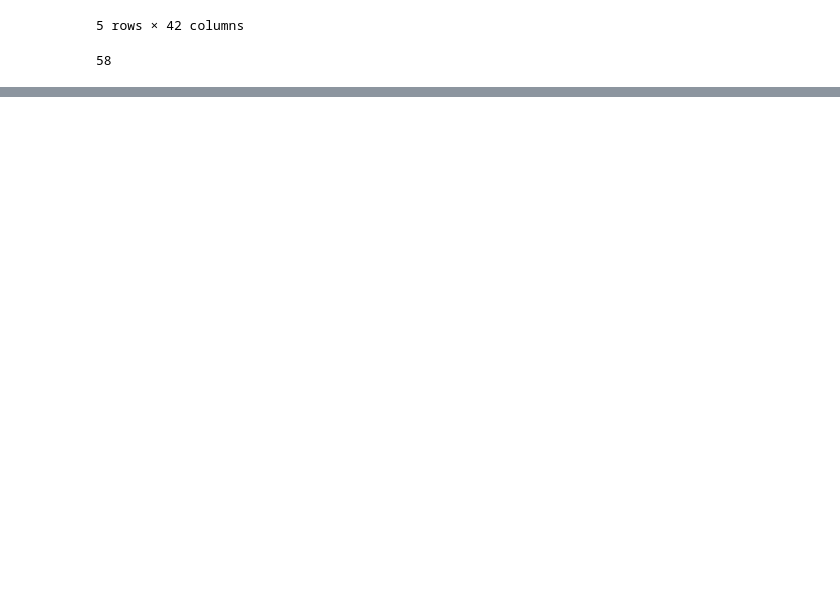
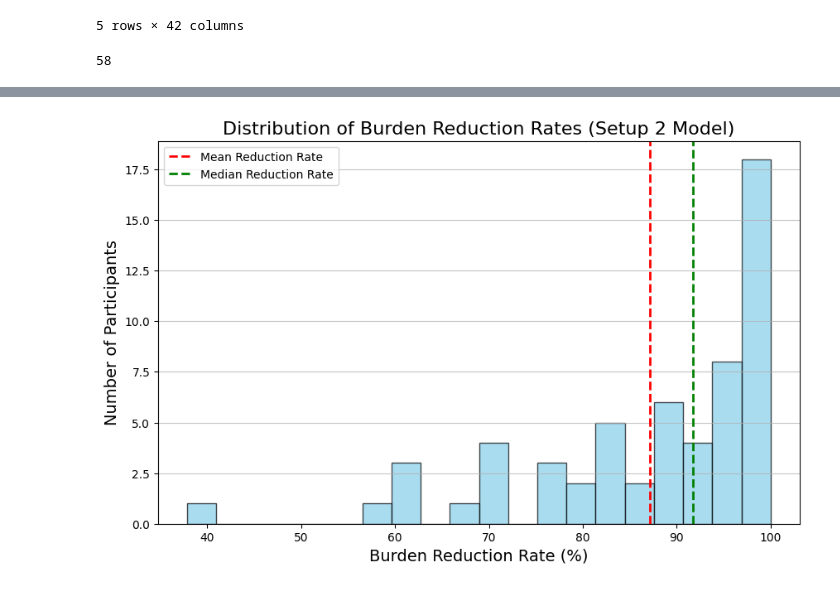
Before and after one commit to adityaponnada/real_time_prompting, a Jupyter notebook: withdrew_hybrid_eval.ipynb, the cells around one changed output, grey strips where cells are left out. Cells and saved outputs as stored; diff of their text form; code cells hidden in the pictures; blank space fills up the shorter version.

Commit message:
Compute burden reduction with hybrid rnn model

```diff
--- a/withdrew_hybrid_eval.ipynb
+++ b/withdrew_hybrid_eval.ipynb
@@ -325,0 +399,2 @@ withdrew_features['participant_id'].nunique()
+# %%
+X_withdrawn_s2, Y_withdrawn_s2, p_ids = convert_to_4d_tensors(withdrew_features)
@@ -325,0 +543,25 @@ withdrew_features['participant_id'].nunique()
+# %%
+def mask_generator_fn(x):
+    import tensorflow as tf
+    return tf.cast(tf.not_equal(x[:, :, :1], 999.0), tf.float32)
+
+def optimized_loss_fn(y_true, y_pred):
+    import tensorflow as tf
+    mask = tf.cast(tf.not_equal(y_true, 999.0), tf.float32)
+    y_p = tf.clip_by_value(y_pred, 1e-7, 1.0 - 1e-7)
+    bce = - (y_true * tf.math.log(y_p) + (1.0 - y_true) * tf.math.log(1.0 - y_p))
+    y_true_int = tf.cast(tf.squeeze(y_true, axis=-1), tf.int32)
+    weights = tf.gather(tf.constant([0.8, 0.2], dtype=tf.float32), tf.clip_by_value(y_true_int, 0, 1))
+    return tf.reduce_sum(bce * tf.expand_dims(weights, -1) * mask) / (tf.reduce_sum(mask) + 1e-7)
+
+def optimized_f1_class0(y_true, y_pred):
+    import tensorflow as tf
+    mask = tf.cast(tf.not_equal(y_true, 999.0), tf.float32)
+    y_t = (1.0 - y_true) * mask
+    y_p = (1.0 - tf.math.round(y_pred)) * mask
+    tp = tf.reduce_sum(y_t * y_p)
+    fp = tf.reduce_sum((1.0 - y_t) * y_p * mask)
+    fn = tf.reduce_sum(y_t * (1.0 - y_p) * mask)
+    precision = tp / (tp + fp + 1e-7)
+    recall = tp / (tp + fn + 1e-7)
+    return 2 * ((precision * recall) / (precision + recall + 1e-7))
@@ -325,0 +639,2 @@ withdrew_features['participant_id'].nunique()
+# %%
+df_sim_s2 = run_zero_shot_simulation('best_model_safe.h5', X_withdrawn_s2, Y_withdrawn_s2, p_ids, threshold=0.5)
@@ -325,0 +669,15 @@ withdrew_features['participant_id'].nunique()
+# %%
+## Plot the distribution of reduction rates with mean and median lines
+import matplotlib.pyplot as plt
+plt.figure(figsize=(10, 6))
+plt.hist(df_sim_s2['reduction_rate'] * 100, bins=20, color='skyblue', edgecolor='black', alpha=0.7)
+plt.axvline(df_sim_s2['reduction_rate'].mean() * 100, color='red', linestyle='dashed', linewidth=2, label='Mean Reduction Rate')
+plt.axvline(df_sim_s2['reduction_rate'].median() * 100, color='green', linestyle='dashed', linewidth=2, label='Median Reduction Rate')
+plt.title('Distribution of Burden Reduction Rates (Setup 2 Model)', fontsize=16)
+plt.xlabel('Burden Reduction Rate (%)', fontsize=14)
+plt.ylabel('Number of Participants', fontsize=14)
+plt.legend()
+plt.grid(axis='y', alpha=0.75)
+plt.show()
+# %% [output]
+[figure, added]
```
Also changed, not shown: parts of 13 cells of this notebook.
